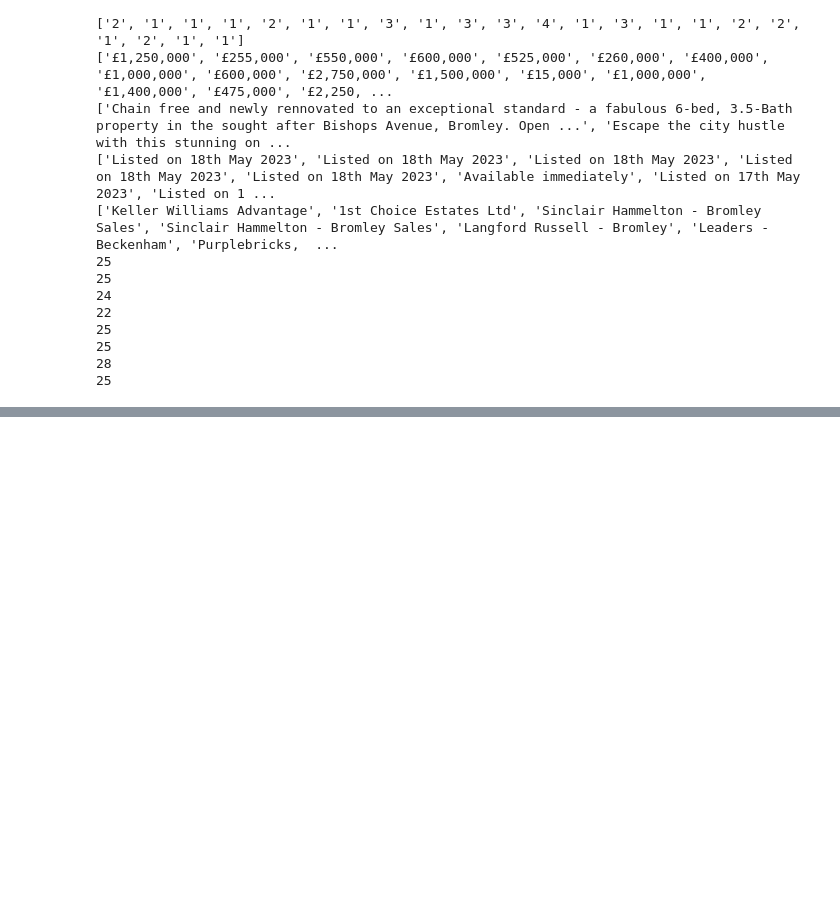
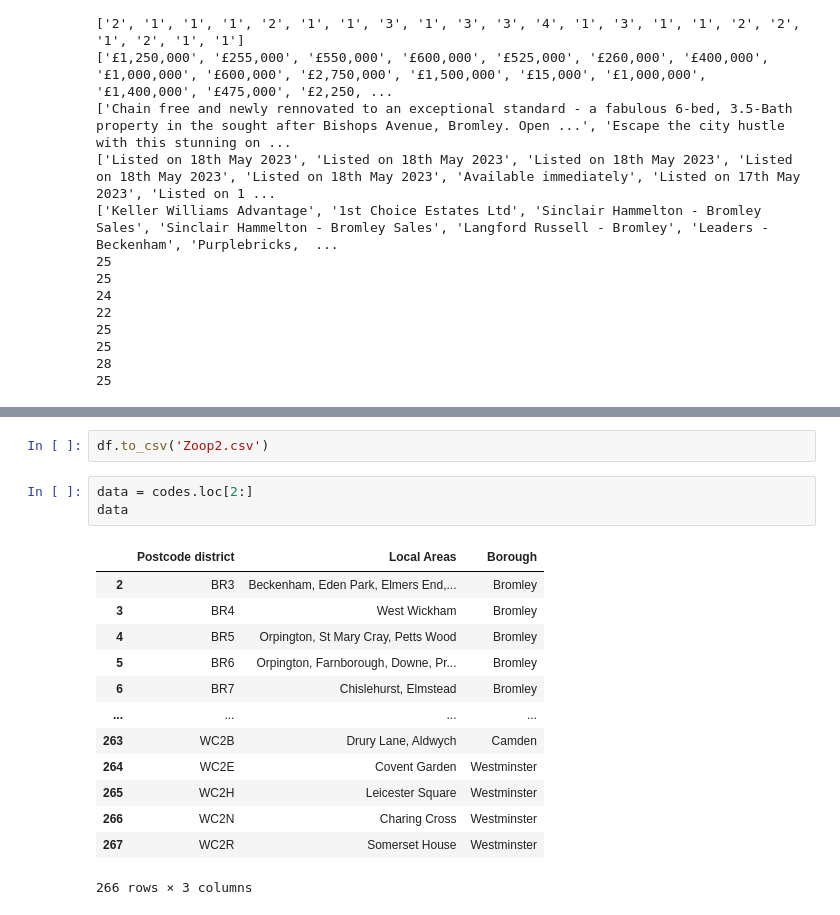
Before and after one commit to Timmtet/Housing_Project, a Jupyter notebook: Zoopla.ipynb, the cells around one changed output, grey strips where cells are left out. Cells and saved outputs as stored; diff of their text form; blank space fills up the shorter version.

```diff
--- a/Zoopla.ipynb
+++ b/Zoopla.ipynb
@@ -332,0 +483,19 @@ else:
+# %%
+df.to_csv('Zoop2.csv')
+# %%
+data = codes.loc[2:]
+data
+# %% [output]
+|  | Postcode district | Local Areas | Borough |
+| 2 | BR3 | Beckenham, Eden Park, Elmers End,... | Bromley |
+| 3 | BR4 | West Wickham | Bromley |
+| 4 | BR5 | Orpington, St Mary Cray, Petts Wood | Bromley |
+| 5 | BR6 | Orpington, Farnborough, Downe, Pr... | Bromley |
+| 6 | BR7 | Chislehurst, Elmstead | Bromley |
+| ... | ... | ... | ... |
+| 263 | WC2B | Drury Lane, Aldwych | Camden |
+| 264 | WC2E | Covent Garden | Westminster |
+| 265 | WC2H | Leicester Square | Westminster |
+| 266 | WC2N | Charing Cross | Westminster |
+| 267 | WC2R | Somerset House | Westminster |
+266 rows × 3 columns
```
Also changed, not shown: parts of 10 cells of this notebook, 2 other files.
